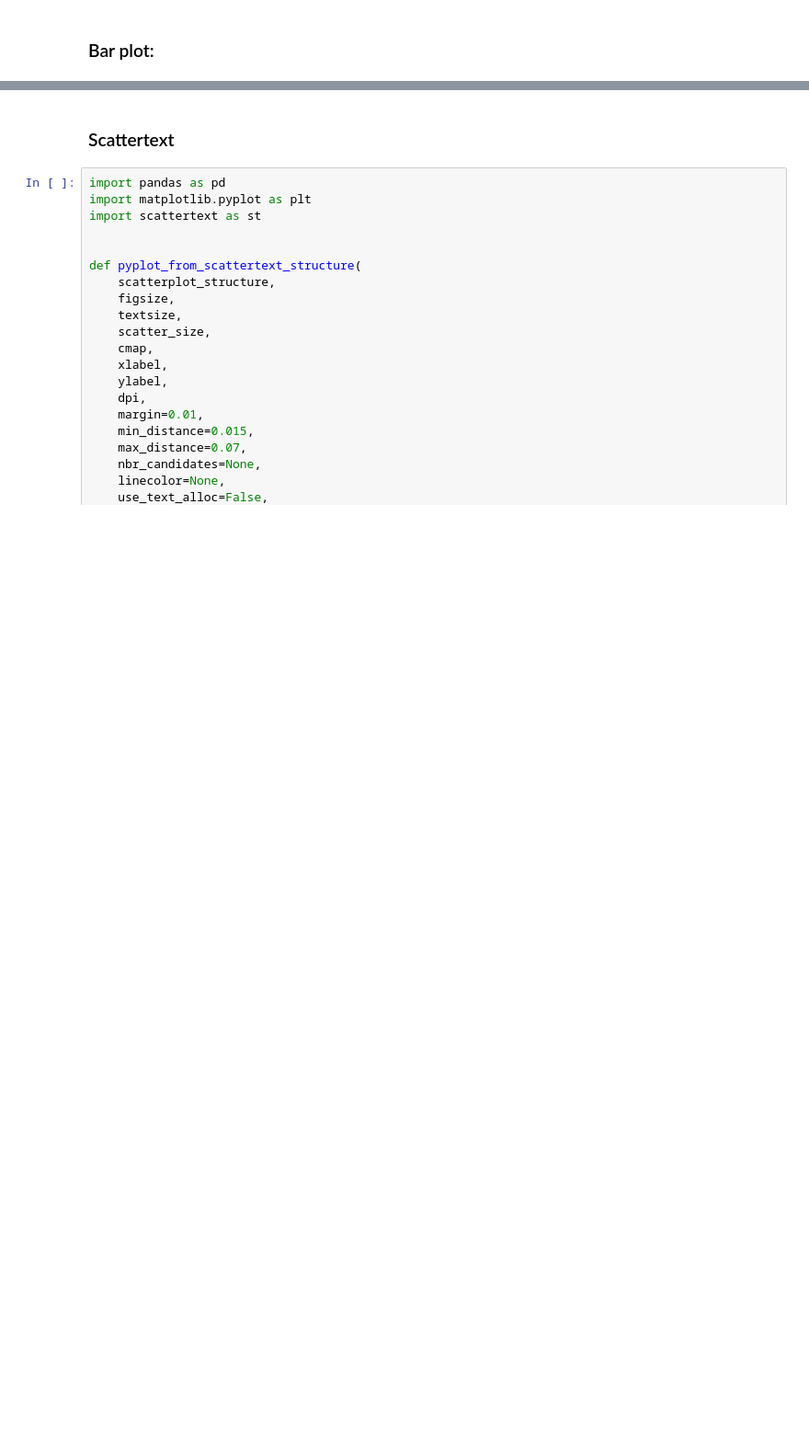
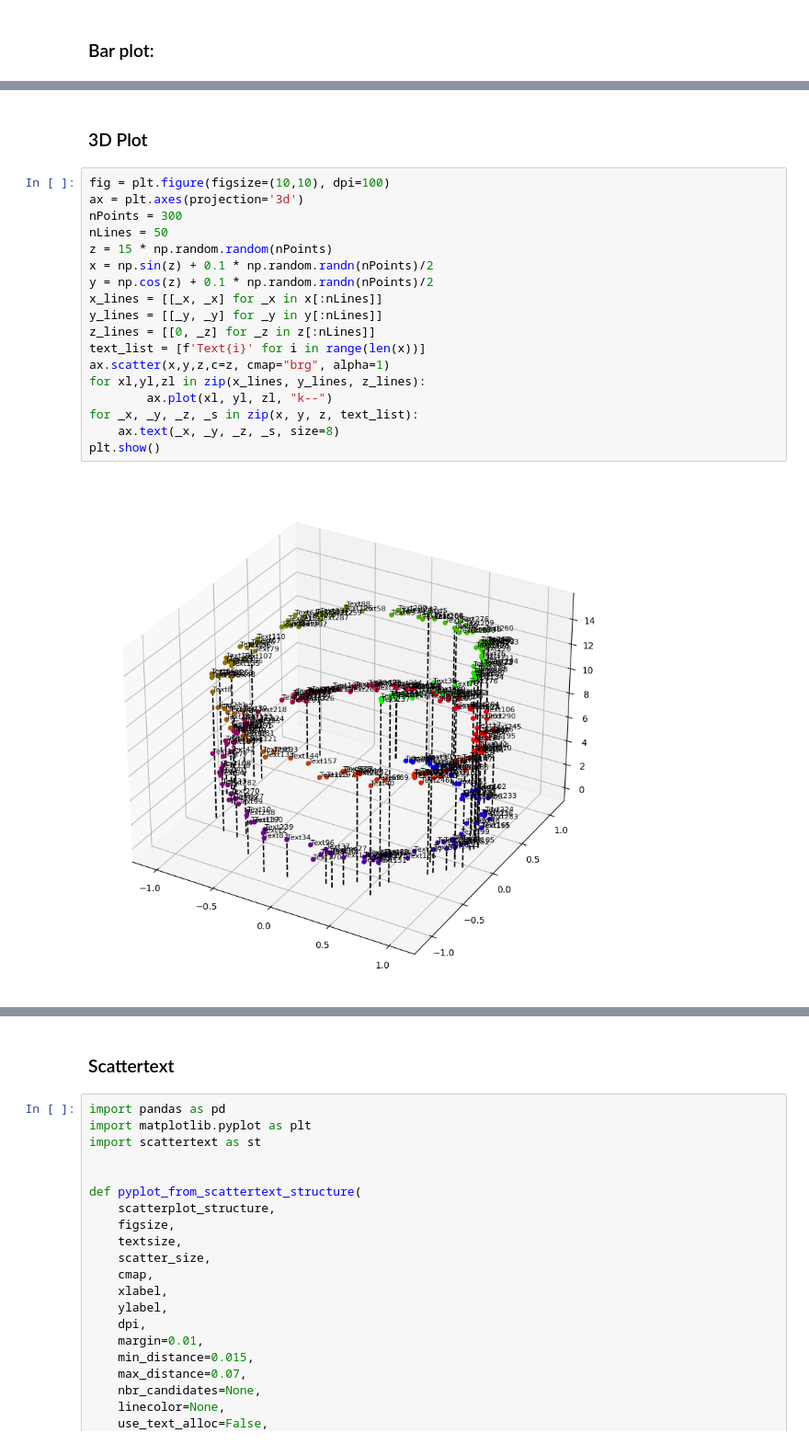
Before and after one commit to ckjellson/textalloc, a Jupyter notebook: demo.ipynb, the cells around one changed output, grey strips where cells are left out. Shown at 92% size. Cells and saved outputs as stored; diff of their text form; blank space fills up the shorter version.

```diff
--- a/demo.ipynb
+++ b/demo.ipynb
@@ -102,0 +103,22 @@ plt.show()
+# %% [markdown]
+### 3D Plot
+# %%
+fig = plt.figure(figsize=(10,10), dpi=100)
+ax = plt.axes(projection='3d')
+nPoints = 300
+nLines = 50
+z = 15 * np.random.random(nPoints)
+x = np.sin(z) + 0.1 * np.random.randn(nPoints)/2
+y = np.cos(z) + 0.1 * np.random.randn(nPoints)/2
+x_lines = [[_x, _x] for _x in x[:nLines]]
+y_lines = [[_y, _y] for _y in y[:nLines]]
+z_lines = [[0, _z] for _z in z[:nLines]]
+text_list = [f'Text{i}' for i in range(len(x))]
+ax.scatter(x,y,z,c=z, cmap="brg", alpha=1)
+for xl,yl,zl in zip(x_lines, y_lines, z_lines):
+        ax.plot(xl, yl, zl, "k--")
+for _x, _y, _z, _s in zip(x, y, z, text_list):
+    ax.text(_x, _y, _z, _s, size=8)
+plt.show()
+# %% [output]
+[figure, added]
```
Also changed, not shown: parts of 6 cells of this notebook, 8 other files.
